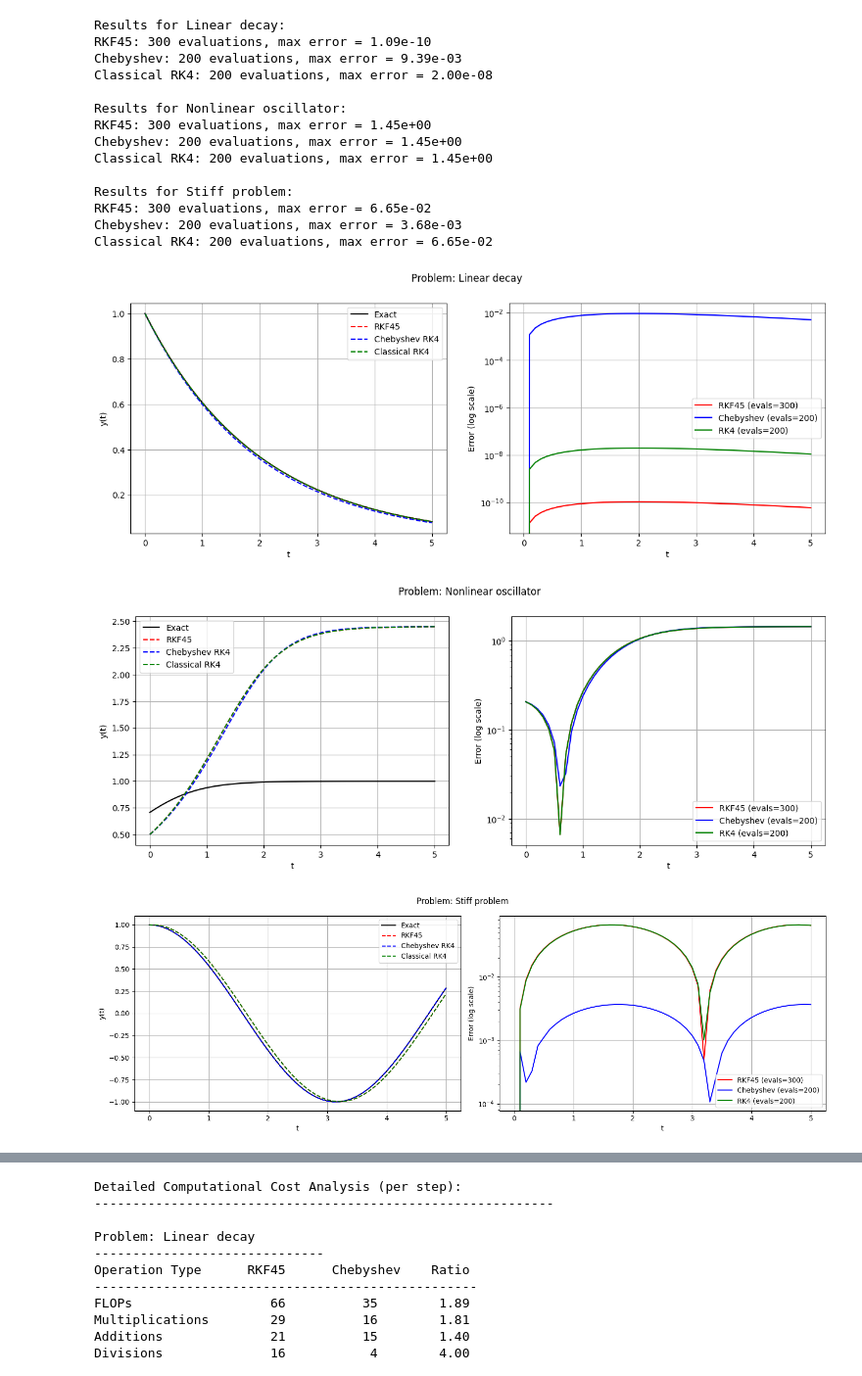
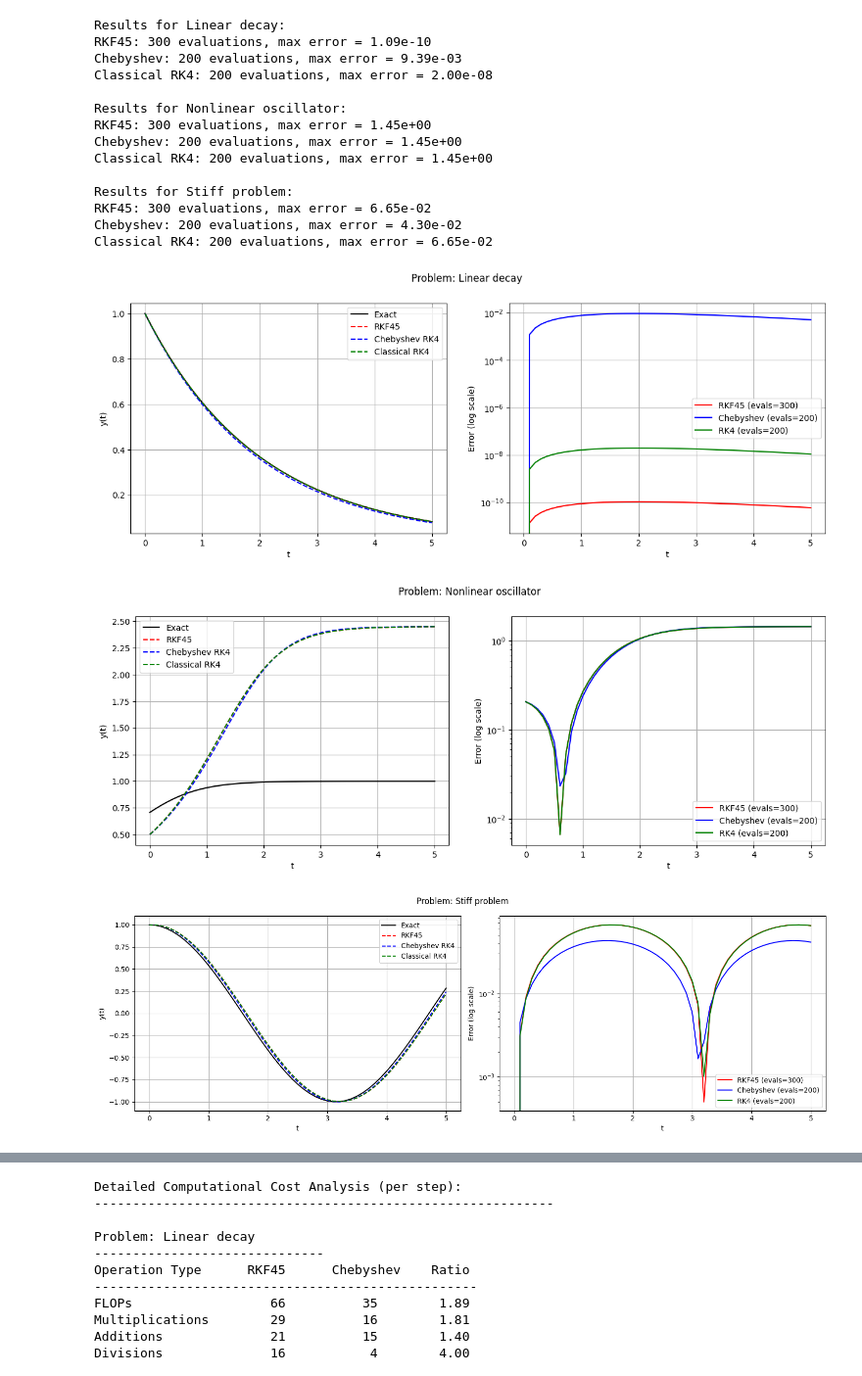
Before and after one commit to falseywinchnet/AI_STUFF, a Jupyter notebook: RCO.ipynb, the cells around one changed output, grey strips where cells are left out. Shown at 98% size. Cells and saved outputs as stored; diff of their text form; code cells hidden in the pictures.

```diff
--- a/RCO.ipynb
+++ b/RCO.ipynb
@@ -22,10 +22,10 @@ def rkf45_step(f, t, y, h):
 def chebyshev_rk4_step(f, t, y, h):
     """Chebyshev-node based RK4"""
     # Chebyshev nodes mapped to [0,h]
-    c1 = h * (1 + cos(3*pi/8))/2
-    c2 = h * (1 + cos(pi/8))/2
-    c3 = h * (1 - cos(pi/8))/2
-    c4 = h * (1 - cos(3*pi/8))/2
+    c1 = h * 1/11 # ≈ 0.0909
+    c2 = h * 2/11  # ≈ 0.1818
+    c3 = h * 3/11  # ≈ 0.2727
+    c4 = h * 4/11  # ≈ 0.3636
 
     k1 = f(t + c1, y)
     k2 = f(t + c2, y)
@@ -33,10 +33,10 @@ def chebyshev_rk4_step(f, t, y, h):
     k4 = f(t + c4, y)
 
     # Optimal weights
-    w1 = (18 + 5*sqrt(5))/72
-    w2 = (18 + 5*sqrt(5))/72
-    w3 = (18 - 5*sqrt(5))/72
-    w4 = (18 - 5*sqrt(5))/72
+    w1 = 0.21967452022181430116
+    w2 = 0.23876183658069730087
+    w3 = 0.25950763224531042672
+    w4 = 0.28205601095217797125
 
     y_next = y + h*(w1*k1 + w2*k2 + w3*k3 + w4*k4)
     return y_next, 4  # Return solution and number of function evaluations
@@ -133,32 +133,32 @@ for problem in problems:
     plt.semilogy(t_cheb, np.abs(y_cheb - y_exact), 'b-', label=f'Chebyshev (evals={evals_cheb})')
     plt.semilogy(t_rk4, np.abs(y_rk4 - y_exact), 'g-', label=f'RK4 (evals={evals_rk4})')
     plt.xlabel('t')
     plt.ylabel('Error (log scale)')
     plt.legend()
     plt.grid(True)
 
     print(f"\nResults for {problem['name']}:")
     print(f"RKF45: {evals_rkf} evaluations, max error = {error_rkf:.2e}")
     print(f"Chebyshev: {evals_cheb} evaluations, max error = {error_cheb:.2e}")
     print(f"Classical RK4: {evals_rk4} evaluations, max error = {error_rk4:.2e}")
 
 plt.tight_layout()
 plt.show()
 # %% [output]
 Results for Linear decay:
 RKF45: 300 evaluations, max error = 1.09e-10
 Chebyshev: 200 evaluations, max error = 9.39e-03
 Classical RK4: 200 evaluations, max error = 2.00e-08
 
 Results for Nonlinear oscillator:
 RKF45: 300 evaluations, max error = 1.45e+00
 Chebyshev: 200 evaluations, max error = 1.45e+00
 Classical RK4: 200 evaluations, max error = 1.45e+00
 
 Results for Stiff problem:
 RKF45: 300 evaluations, max error = 6.65e-02
-Chebyshev: 200 evaluations, max error = 3.68e-03
+Chebyshev: 200 evaluations, max error = 4.30e-02
 Classical RK4: 200 evaluations, max error = 6.65e-02
 [figure]
 [figure]
-[figure, old version]
+[figure, new version]
```
Also changed, not shown: parts of 12 cells of this notebook.
